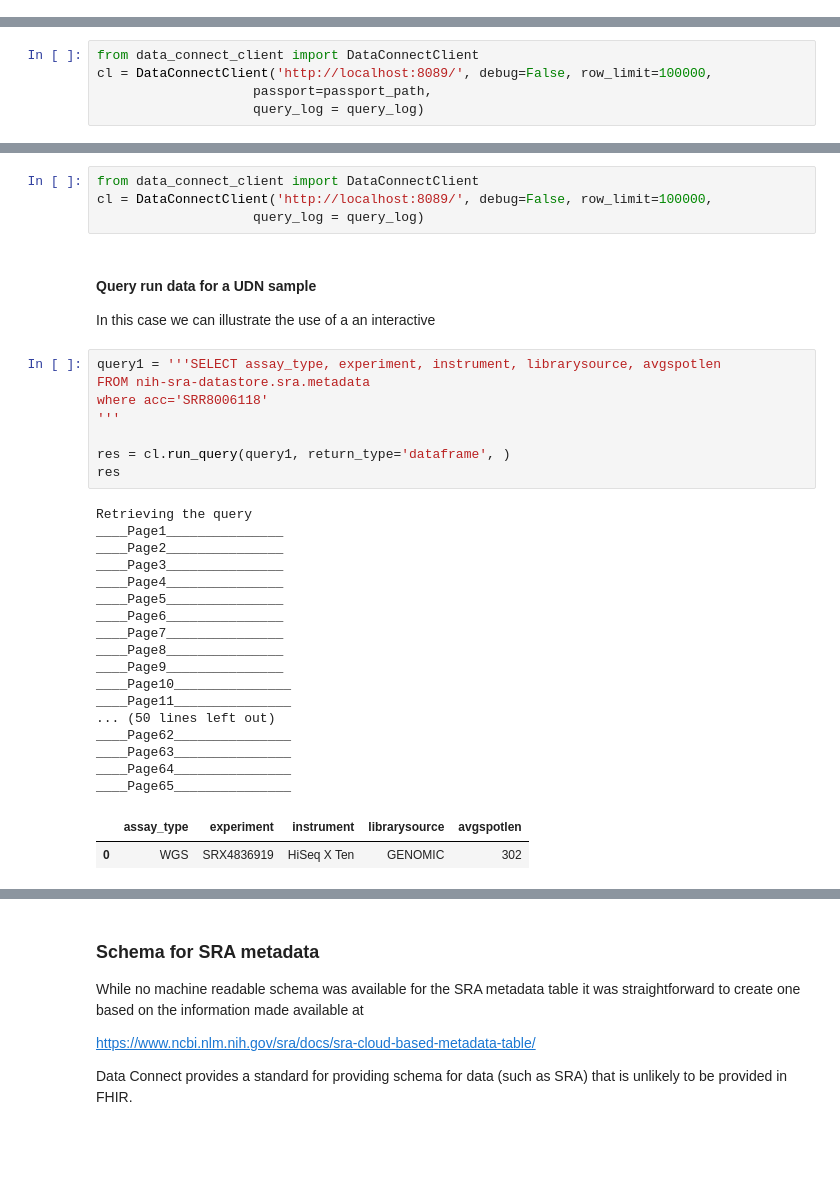
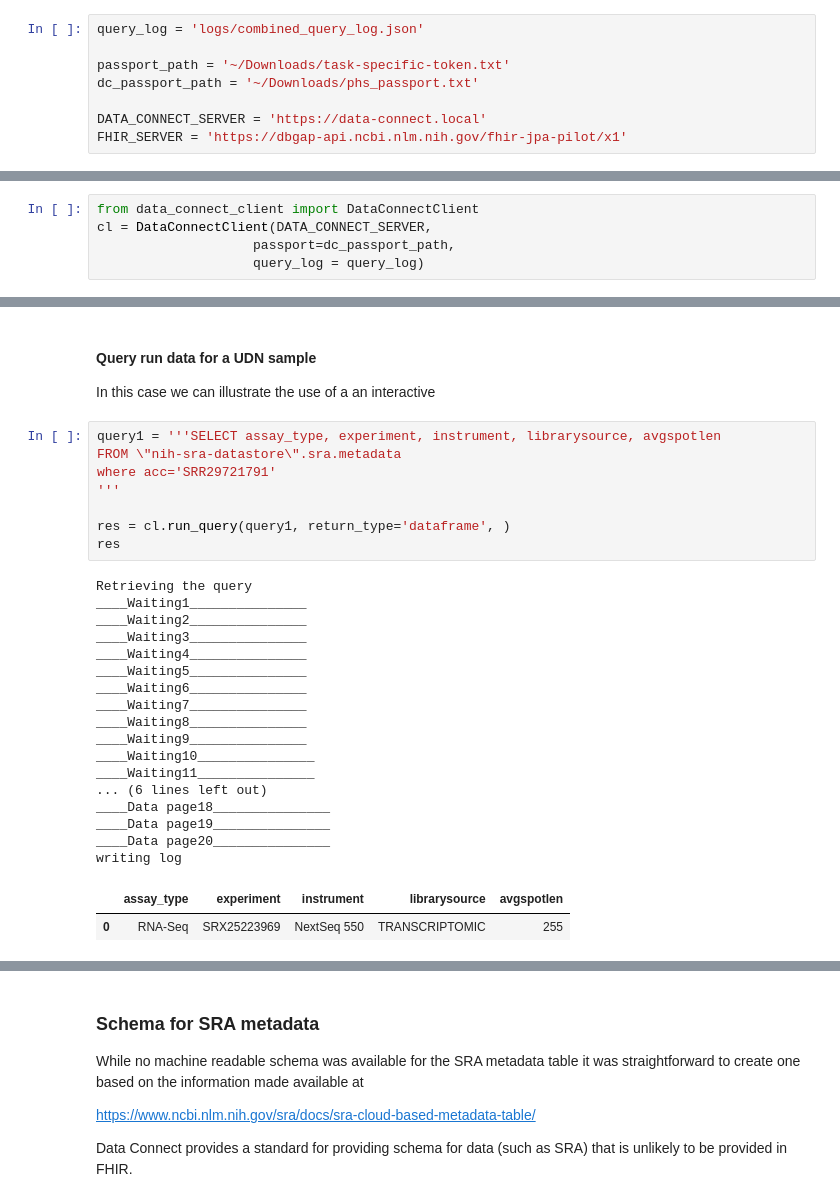
Before and after one commit to ga4gh/fasp-scripts, a Jupyter notebook: notebooks/search/Data Connect - dbGaP 1.ipynb, the cells around one changed output, grey strips where cells are left out. Saved outputs shown, nothing was run; the diff lists cells and outputs as text; blank space fills up the shorter version.

Commit message:
Added passport on Data Connect
Added use of passport to control access to Data Connect

```diff
--- a/notebooks/search/Data Connect - dbGaP 1.ipynb
+++ b/notebooks/search/Data Connect - dbGaP 1.ipynb
@@ -25,3 +30,11 @@ passport_path = '~/Downloads/task-specific-token.txt'
+# %%
+query_log = 'logs/combined_query_log.json'
+
+passport_path = '~/Downloads/task-specific-token.txt'
+dc_passport_path = '~/Downloads/phs_passport.txt'
+
+DATA_CONNECT_SERVER = 'https://data-connect.local'
+FHIR_SERVER = 'https://dbgap-api.ncbi.nlm.nih.gov/fhir-jpa-pilot/x1'
 # %% [markdown]
 ## DRS
 
@@ -74,7 +87,7 @@ The following instantiates a Data Connect client.
 # %%
 from data_connect_client import DataConnectClient
-cl = DataConnectClient('http://localhost:8089/', debug=False, row_limit=100000,
-                    passport=passport_path,
+cl = DataConnectClient(DATA_CONNECT_SERVER,
+                    passport=dc_passport_path,
                     query_log = query_log)
 # %% [markdown]
 ### Download a table
@@ -826,39 +962,35 @@ prettyprint(cl.get_decode_template('tutorial.scr_udn_v5.udn_subject_phenotypes',
 Other data sources can also be made available through Data Connect from their original source.
 
 It was straightfoward to make available via Data Connect the SRA metadata table that NCBI provides in BigQuery.
-# %%
-from data_connect_client import DataConnectClient
-cl = DataConnectClient('http://localhost:8089/', debug=False, row_limit=100000,
-                    query_log = query_log)
 # %% [markdown]
 #### Query run data for a UDN sample
 
 In this case we can illustrate the use of a an interactive
 # %%
 query1 = '''SELECT assay_type, experiment, instrument, librarysource, avgspotlen
-FROM nih-sra-datastore.sra.metadata
-where acc='SRR8006118'
+FROM \"nih-sra-datastore\".sra.metadata
+where acc='SRR29721791'
 '''
 
 res = cl.run_query(query1, return_type='dataframe', )
 res
 # %% [output]
 Retrieving the query
-____Page1_______________
-____Page2_______________
-____Page3_______________
-____Page4_______________
-____Page5_______________
-____Page6_______________
-____Page7_______________
-____Page8_______________
-____Page9_______________
-____Page10_______________
-____Page11_______________
-... (50 lines left out)
-____Page62_______________
-____Page63_______________
-____Page64_______________
-____Page65_______________
+____Waiting1_______________
+____Waiting2_______________
+____Waiting3_______________
+____Waiting4_______________
+____Waiting5_______________
+____Waiting6_______________
+____Waiting7_______________
+____Waiting8_______________
+____Waiting9_______________
+____Waiting10_______________
+____Waiting11_______________
+... (6 lines left out)
+____Data page18_______________
+____Data page19_______________
+____Data page20_______________
+writing log
 |  | assay_type | experiment | instrument | librarysource | avgspotlen |
-| 0 | WGS | SRX4836919 | HiSeq X Ten | GENOMIC | 302 |
+| 0 | RNA-Seq | SRX25223969 | NextSeq 550 | TRANSCRIPTOMIC | 255 |
```
Also changed, not shown: parts of 52 cells of this notebook, 5 other files.
